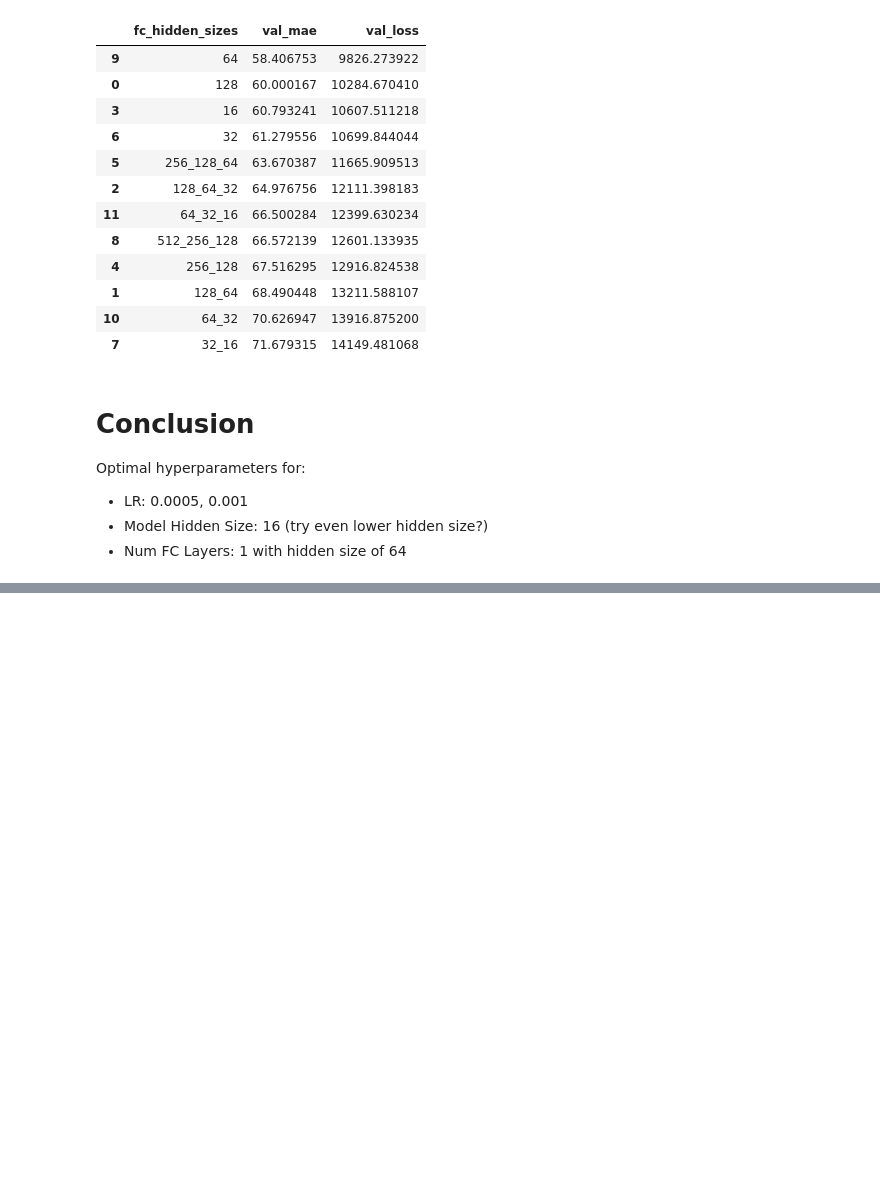
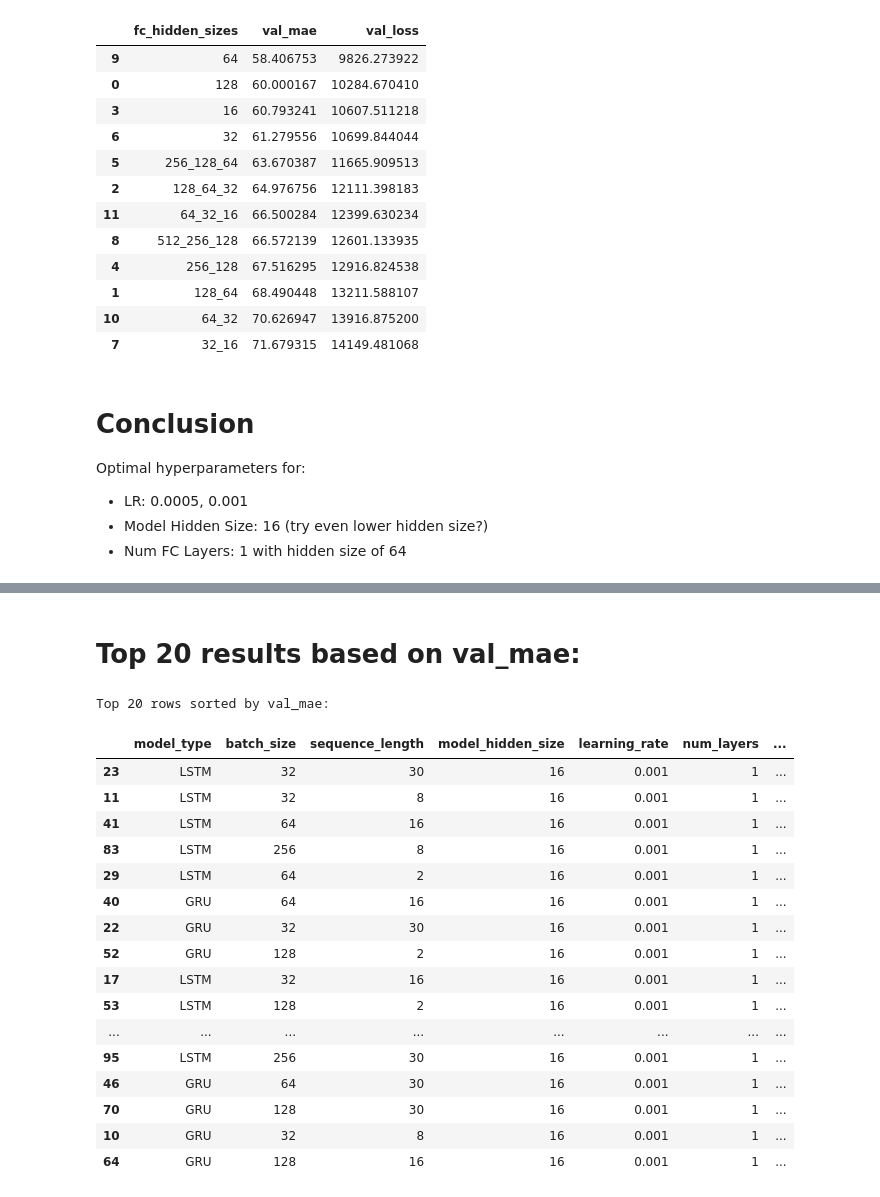
Before and after one commit to ZhiZhangT/FareCaster, a Jupyter notebook: hyperparam_results.ipynb, the cells around one changed output, grey strips where cells are left out. Saved outputs shown, nothing was run; the diff lists cells and outputs as text; code cells hidden in the pictures; blank space fills up the shorter version.

Commit message:
results and analysis of hyperparameter tuning of seq len, batch size, and model hidden size

```diff
--- a/hyperparam_results.ipynb
+++ b/hyperparam_results.ipynb
@@ -177,0 +180,5 @@ Optimal hyperparameters for:
+# %%
+filepath = "hyperparam_results_2.csv"
+df = pd.read_csv(filepath)
+
+display(df)
@@ -177,0 +199,27 @@ Optimal hyperparameters for:
+# %% [markdown]
+# Top 20 results based on val_mae:
+# %%
+df_sorted_mae = df.sort_values(by='val_mae', ascending=True)
+
+# Display the top 20 rows of the sorted dataframe
+print("Top 20 rows sorted by val_mae:")
+display(df_sorted_mae.head(20))
+# %% [output]
+Top 20 rows sorted by val_mae:
+|  | model_type | batch_size | sequence_length | model_hidden_size | learning_rate | num_layers | ... |
+| 23 | LSTM | 32 | 30 | 16 | 0.001 | 1 | ... |
+| 11 | LSTM | 32 | 8 | 16 | 0.001 | 1 | ... |
+| 41 | LSTM | 64 | 16 | 16 | 0.001 | 1 | ... |
+| 83 | LSTM | 256 | 8 | 16 | 0.001 | 1 | ... |
+| 29 | LSTM | 64 | 2 | 16 | 0.001 | 1 | ... |
+| 40 | GRU | 64 | 16 | 16 | 0.001 | 1 | ... |
+| 22 | GRU | 32 | 30 | 16 | 0.001 | 1 | ... |
+| 52 | GRU | 128 | 2 | 16 | 0.001 | 1 | ... |
+| 17 | LSTM | 32 | 16 | 16 | 0.001 | 1 | ... |
+| 53 | LSTM | 128 | 2 | 16 | 0.001 | 1 | ... |
+| ... | ... | ... | ... | ... | ... | ... | ... |
+| 95 | LSTM | 256 | 30 | 16 | 0.001 | 1 | ... |
+| 46 | GRU | 64 | 30 | 16 | 0.001 | 1 | ... |
+| 70 | GRU | 128 | 30 | 16 | 0.001 | 1 | ... |
+| 10 | GRU | 32 | 8 | 16 | 0.001 | 1 | ... |
+| 64 | GRU | 128 | 16 | 16 | 0.001 | 1 | ... |
```
Also changed, not shown: parts of 13 cells of this notebook, 1 other file.
